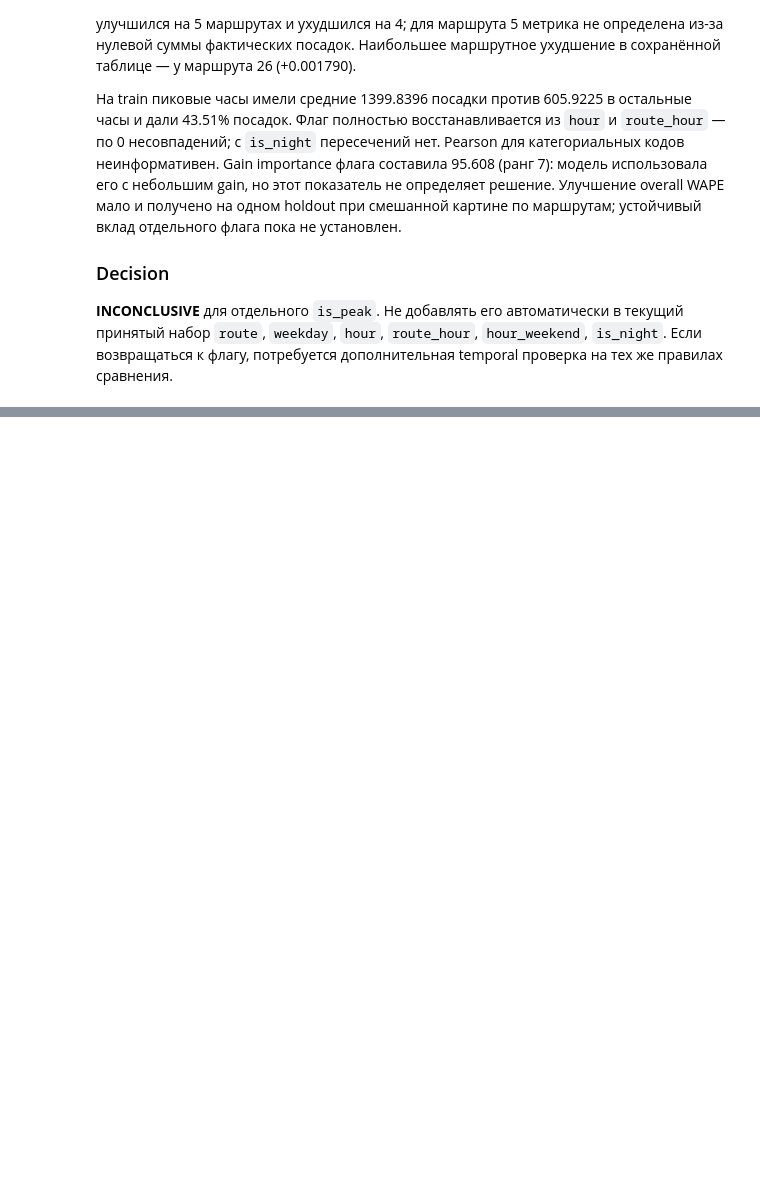
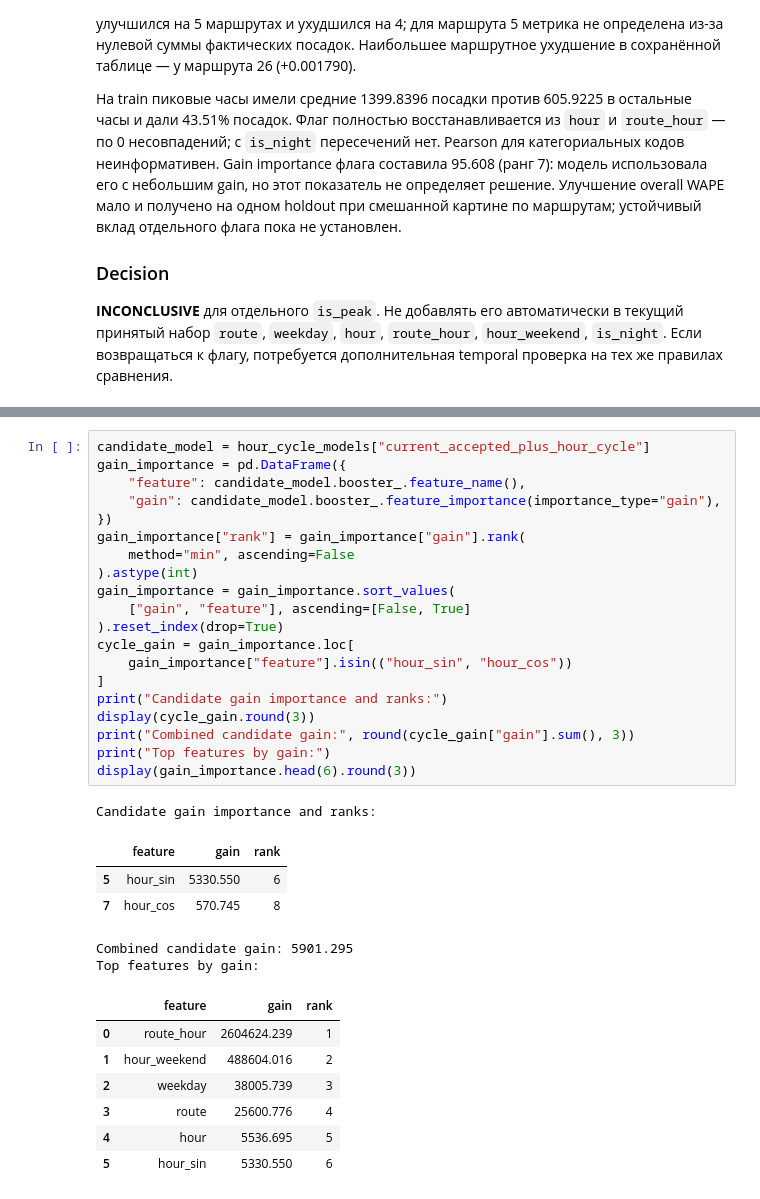
Before and after one commit to rapogahu/MT-Hackathon-2026, a Jupyter notebook: ml/notebooks/feature_engineering.ipynb, the cells around one changed output, grey strips where cells are left out. Saved outputs shown, nothing was run; the diff lists cells and outputs as text; blank space fills up the shorter version.

```diff
--- a/ml/notebooks/feature_engineering.ipynb
+++ b/ml/notebooks/feature_engineering.ipynb
@@ -1930,0 +2093,34 @@ Validation WAPE by route:
+# %%
+candidate_model = hour_cycle_models["current_accepted_plus_hour_cycle"]
+gain_importance = pd.DataFrame({
+    "feature": candidate_model.booster_.feature_name(),
+    "gain": candidate_model.booster_.feature_importance(importance_type="gain"),
+})
+gain_importance["rank"] = gain_importance["gain"].rank(
+    method="min", ascending=False
+).astype(int)
+gain_importance = gain_importance.sort_values(
+    ["gain", "feature"], ascending=[False, True]
+).reset_index(drop=True)
+cycle_gain = gain_importance.loc[
+    gain_importance["feature"].isin(("hour_sin", "hour_cos"))
+]
+print("Candidate gain importance and ranks:")
+display(cycle_gain.round(3))
+print("Combined candidate gain:", round(cycle_gain["gain"].sum(), 3))
+print("Top features by gain:")
+display(gain_importance.head(6).round(3))
+# %% [output]
+Candidate gain importance and ranks:
+|  | feature | gain | rank |
+| 5 | hour_sin | 5330.550 | 6 |
+| 7 | hour_cos | 570.745 | 8 |
+Combined candidate gain: 5901.295
+Top features by gain:
+|  | feature | gain | rank |
+| 0 | route_hour | 2604624.239 | 1 |
+| 1 | hour_weekend | 488604.016 | 2 |
+| 2 | weekday | 38005.739 | 3 |
+| 3 | route | 25600.776 | 4 |
+| 4 | hour | 5536.695 | 5 |
+| 5 | hour_sin | 5330.550 | 6 |
```
Also changed, not shown: parts of 12 cells of this notebook, 1 other file.
